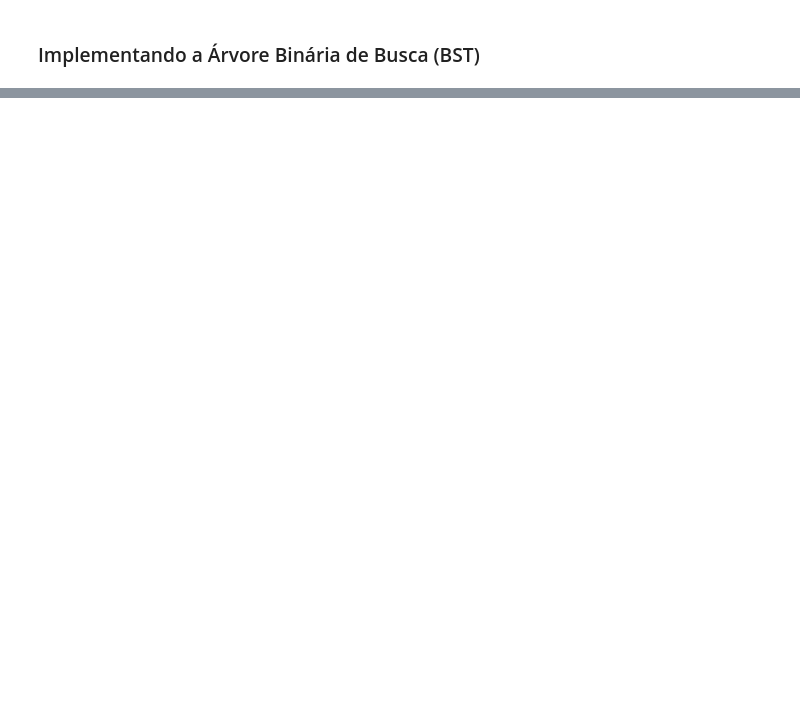
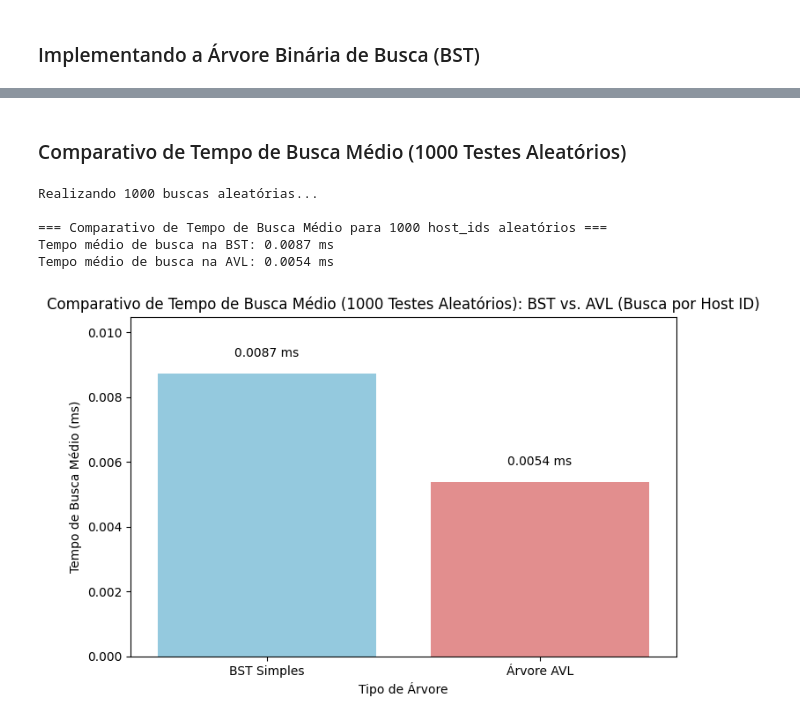
Before and after one commit to anabiarochar/Mestrado_AlgoritmosProgramacao, a Jupyter notebook: Projeto2/Projeto2.ipynb, the cells around one changed output, grey strips where cells are left out. Drawn from its saved outputs; the diff is of its cells as text; code cells hidden in the pictures; blank space fills up the shorter version.

```diff
--- a/Projeto2/Projeto2.ipynb
+++ b/Projeto2/Projeto2.ipynb
@@ -314,0 +409,8 @@ Número de nós únicos na AVL (chaves de preço distintas): 38670
+# %%
+h_bst = bst_price.get_height_iterative()
+h_avl = avl.get_height(root)
+
+print("\n=== Comparativo de Alturas ===")
+print(f"Altura BST Simples: {h_bst}")
+print(f"Altura Árvore AVL:  {h_avl}")
+print(f"Ganho de Eficiência: {round((1 - h_avl/h_bst)*100, 2)}%")
@@ -314,0 +448,68 @@ Número de nós únicos na AVL (chaves de preço distintas): 38670
+# %% [markdown]
+### Comparativo de Tempo de Busca Médio (1000 Testes Aleatórios)
+# %%
+import random
+import time # Importar time para usar time.time()
+
+num_tests = 1000
+times_bst = []
+times_avl = []
+
+# Gerar uma lista de host_ids aleatórios para buscar
+search_host_ids = df_clean['host_id'].sample(num_tests, random_state=42).tolist()
+
+print(f"Realizando {num_tests} buscas aleatórias...")
+
+for i in range(num_tests):
+    target_host_id = search_host_ids[i]
+
+    # Medir tempo de busca na BST
+    start_time_bst = time.time()
+    bst_price.search_by_host_id(target_host_id)
+    end_time_bst = time.time()
+    times_bst.append((end_time_bst - start_time_bst) * 1000) # em milissegundos
+
+    # Medir tempo de busca na AVL
+    start_time_avl = time.time()
+    avl.search_by_host_id(root, target_host_id)
+    end_time_avl = time.time()
+    times_avl.append((end_time_avl - start_time_avl) * 1000) # em milissegundos
+
+avg_time_bst = sum(times_bst) / num_tests
+avg_time_avl = sum(times_avl) / num_tests
+
+print(f"\n=== Comparativo de Tempo de Busca Médio para {num_tests} host_ids aleatórios ===")
+print(f"Tempo médio de busca na BST: {avg_time_bst:.4f} ms")
+print(f"Tempo médio de busca na AVL: {avg_time_avl:.4f} ms")
+# %% [output]
+Realizando 1000 buscas aleatórias...
+
+=== Comparativo de Tempo de Busca Médio para 1000 host_ids aleatórios ===
+Tempo médio de busca na BST: 0.0087 ms
+Tempo médio de busca na AVL: 0.0054 ms
+# %%
+import matplotlib.pyplot as plt
+import seaborn as sns
+
+# Dados para o gráfico de tempo de busca médio
+times_avg = {'BST Simples': avg_time_bst, 'Árvore AVL': avg_time_avl}
+tree_types_avg_search = list(times_avg.keys())
+avg_search_values = list(times_avg.values())
+
+# Criar o gráfico de barras para tempo de busca médio
+plt.figure(figsize=(8, 5))
+sns.barplot(x=tree_types_avg_search, y=avg_search_values, palette=['skyblue', 'lightcoral'], hue=tree_types_avg_search, legend=False)
+
+# Adicionar títulos e rótulos
+plt.title(f'Comparativo de Tempo de Busca Médio ({num_tests} Testes Aleatórios): BST vs. AVL (Busca por Host ID)')
+plt.ylabel('Tempo de Busca Médio (ms)')
+plt.xlabel('Tipo de Árvore')
+
+# Adicionar os valores nas barras
+for index, value in enumerate(avg_search_values):
+    plt.text(index, value + (max(avg_search_values) * 0.05), f'{value:.4f} ms', ha='center', va='bottom')
+
+plt.ylim(0, max(avg_search_values) * 1.2) # Ajustar o limite Y para melhor visualização
+plt.show()
+# %% [output]
+[figure, added]
```
Also changed, not shown: parts of 58 cells of this notebook.
